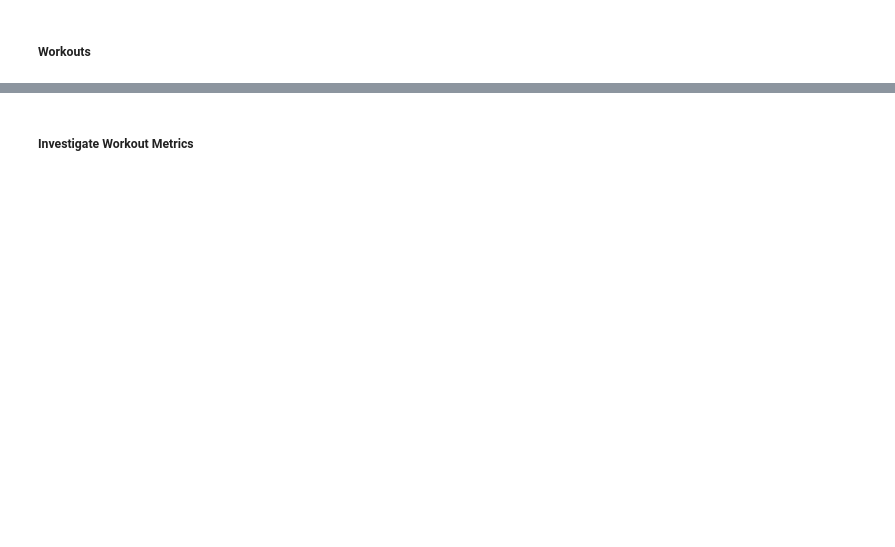
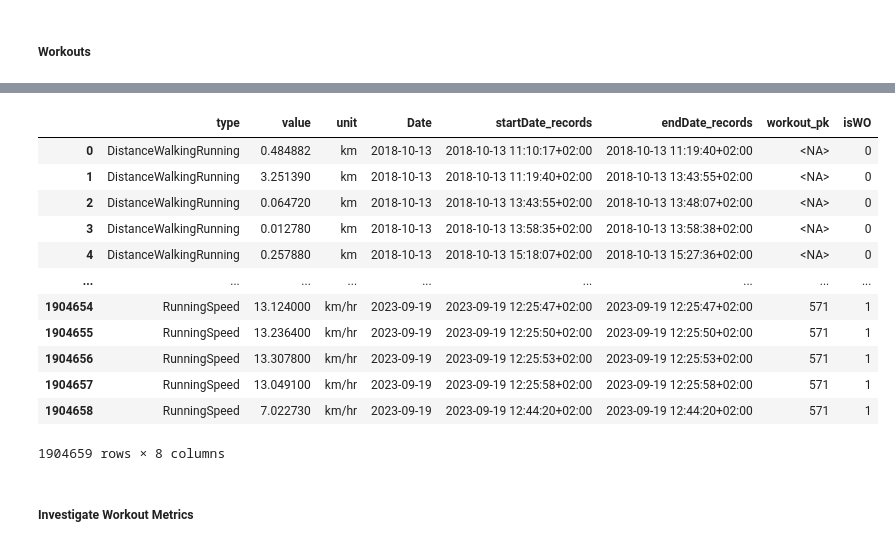
Before and after one commit to LHAGELS/AppleHealth, a Jupyter notebook: 01_create_tables.ipynb, the cells around one changed output, grey strips where cells are left out. Drawn from its saved outputs; the diff is of its cells as text; code cells hidden in the pictures; blank space fills up the shorter version.

Commit message:
change-data-model

```diff
--- a/01_create_tables.ipynb
+++ b/01_create_tables.ipynb
@@ -213,0 +211,2 @@ wo_start_end['endDate'] = pd.to_datetime(wo_start_end['endDate'])
+# %%
+DimWorkouts = pd.merge(DimWorkouts_prep, df_FileReference_list, on = 'workout_pk', how='left')
@@ -213,0 +453,56 @@ wo_start_end['endDate'] = pd.to_datetime(wo_start_end['endDate'])
+# %%
+workout_record_df = pd.DataFrame()
+
+for type in workout_records:
+    frames = [workout_record_df, workout_dict[type]]
+    workout_record_df = pd.concat(frames)
+
+workout_record_df = workout_record_df.drop(['creationDate', 'startTime', 'endTime'], axis = 1)
+# %%
+FactWorkoutRecords = pd.melt(workout_record_df,
+                      id_vars=['unit',
+                               'startDate',
+                               'endDate',
+                               'Date'],
+                     value_vars=workout_records,
+                     var_name='type',
+                     value_name='value')
+
+FactWorkoutRecords = FactWorkoutRecords[FactWorkoutRecords['value'].notna()]
+FactWorkoutRecords = FactWorkoutRecords[['type', 'value', 'unit', 'Date', 'startDate', 'endDate']]
+# %%
+FactWorkoutRecords['startDate'] = pd.to_datetime(FactWorkoutRecords['startDate'])
+FactWorkoutRecords['endDate'] = pd.to_datetime(FactWorkoutRecords['endDate'])
+FactWorkoutRecords['Date'] = pd.to_datetime(FactWorkoutRecords['Date'])
+
+
+# Create dataframe that lists workout Starts/Ends
+wo_start_end = DimWorkouts[['workout_pk', 'Date', 'startDate', 'endDate']].drop_duplicates()
+wo_start_end['startDate'] = pd.to_datetime(wo_start_end['startDate'])
+wo_start_end['endDate'] = pd.to_datetime(wo_start_end['endDate'])
+wo_start_end['Date'] = pd.to_datetime(wo_start_end['Date'])
+
+FactWorkoutRecordsMerged = pd.merge(FactWorkoutRecords, wo_start_end, on = 'Date', how='left', suffixes=('_records', '_wo'))
+FactWorkoutRecordsMerged['workout_pk'] = FactWorkoutRecordsMerged['workout_pk'].astype('Int64')
+
+FactWorkoutRecordsMerged['isWO'] = np.where(
+    (FactWorkoutRecordsMerged['startDate_records'] >= FactWorkoutRecordsMerged['startDate_wo']) &
+    (FactWorkoutRecordsMerged['startDate_records'] <= FactWorkoutRecordsMerged['endDate_wo']), 1, 0)
+
+FactWorkoutRecords = FactWorkoutRecordsMerged.drop(['startDate_wo', 'endDate_wo'], axis=1)
+# %%
+FactWorkoutRecords
+# %% [output]
+|  | type | value | unit | Date | startDate_records | endDate_records | workout_pk | isWO |
+| 0 | DistanceWalkingRunning | 0.484882 | km | 2018-10-13 | 2018-10-13 11:10:17+02:00 | 2018-10-13 11:19:40+02:00 | <NA> | 0 |
+| 1 | DistanceWalkingRunning | 3.251390 | km | 2018-10-13 | 2018-10-13 11:19:40+02:00 | 2018-10-13 13:43:55+02:00 | <NA> | 0 |
+| 2 | DistanceWalkingRunning | 0.064720 | km | 2018-10-13 | 2018-10-13 13:43:55+02:00 | 2018-10-13 13:48:07+02:00 | <NA> | 0 |
+| 3 | DistanceWalkingRunning | 0.012780 | km | 2018-10-13 | 2018-10-13 13:58:35+02:00 | 2018-10-13 13:58:38+02:00 | <NA> | 0 |
+| 4 | DistanceWalkingRunning | 0.257880 | km | 2018-10-13 | 2018-10-13 15:18:07+02:00 | 2018-10-13 15:27:36+02:00 | <NA> | 0 |
+| ... | ... | ... | ... | ... | ... | ... | ... | ... |
+| 1904654 | RunningSpeed | 13.124000 | km/hr | 2023-09-19 | 2023-09-19 12:25:47+02:00 | 2023-09-19 12:25:47+02:00 | 571 | 1 |
+| 1904655 | RunningSpeed | 13.236400 | km/hr | 2023-09-19 | 2023-09-19 12:25:50+02:00 | 2023-09-19 12:25:50+02:00 | 571 | 1 |
+| 1904656 | RunningSpeed | 13.307800 | km/hr | 2023-09-19 | 2023-09-19 12:25:53+02:00 | 2023-09-19 12:25:53+02:00 | 571 | 1 |
+| 1904657 | RunningSpeed | 13.049100 | km/hr | 2023-09-19 | 2023-09-19 12:25:58+02:00 | 2023-09-19 12:25:58+02:00 | 571 | 1 |
+| 1904658 | RunningSpeed | 7.022730 | km/hr | 2023-09-19 | 2023-09-19 12:44:20+02:00 | 2023-09-19 12:44:20+02:00 | 571 | 1 |
+1904659 rows × 8 columns
```
Also changed, not shown: parts of 57 cells of this notebook.
